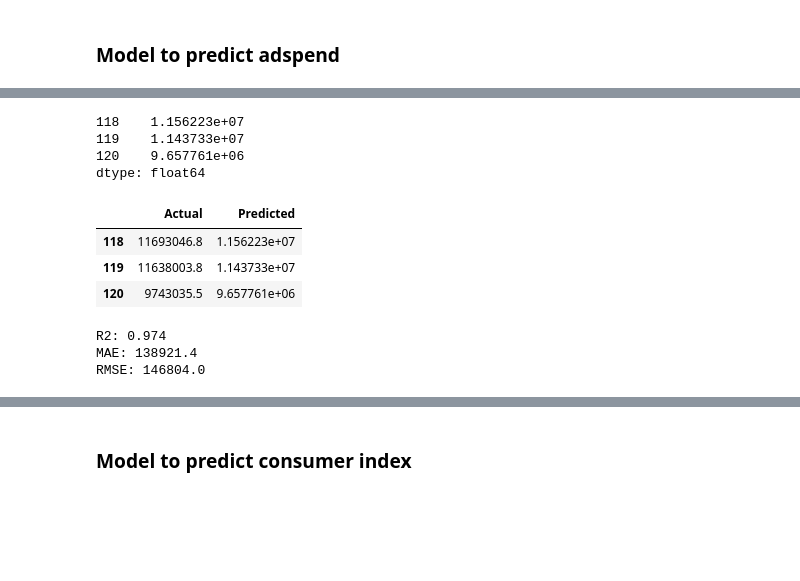
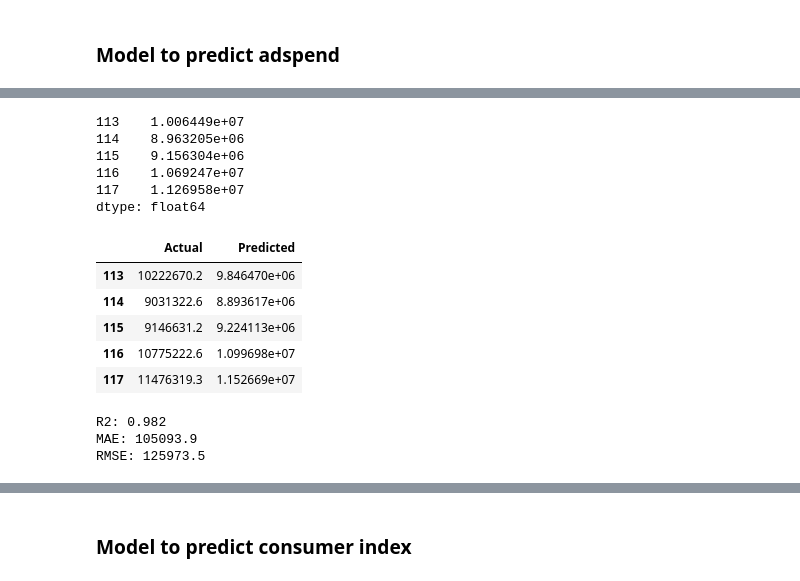
Before and after one commit to varun331/Python, a Jupyter notebook: Regression analysis.ipynb, the cells around one changed output, grey strips where cells are left out. Cells and saved outputs as stored; diff of their text form; code cells hidden in the pictures; blank space fills up the shorter version.

```diff
--- a/Regression analysis.ipynb
+++ b/Regression analysis.ipynb
@@ -348,9 +372,11 @@ fd = (r"C:\Users\varunn\Documents\Confluence attachments\MarketingSci Regression
 
 senti = pd.read_excel(fd,sheet_name=0)
 # %%
+scaler = MinMaxScaler ()
 senti = senti.drop([0,1,2,3,4,5,6,7,8,9])
 senti = senti.drop(['Unnamed: 2','FRED Graph Observations'],axis=1)
 senti = senti.rename(columns={'Unnamed: 1':'consentival'})
+senti['sentiscale'] = scaler.fit_transform(senti['consentival'].values.reshape(-1,1))
 senti['mmyy']  = pd.date_range('2008-1-1','2020-4-30', freq='MS').strftime("%Y-%b").tolist()
 # %%
 df = pd.merge(jobless,cci1)
@@ -567,29 +660,29 @@ Index(['GRAND TOTAL', 'unempvalue', 'val_EMA', 'seasonind', 'sessonsq',
       dtype='object')
 # %%
 #train data for model
-x_train = train1.drop(['GRAND TOTAL','mmyy','val_EMA','seasonind','sessonsq','retailfoodservValue'],axis=1)
+x_train = train1.drop(['GRAND TOTAL','mmyy','val_EMA','seasonind','sessonsq','Index','retailfoodservValue'],axis=1)
 
 y_train = train1['GRAND TOTAL']
 
 #validation data for model
-x_val = val.drop(['GRAND TOTAL','mmyy','val_EMA','seasonind','sessonsq','retailfoodservValue'],axis=1)
+x_val = val.drop(['GRAND TOTAL','mmyy','val_EMA','seasonind','sessonsq','Index','retailfoodservValue'],axis=1)
 
 y_val = val['GRAND TOTAL']
 
 #train plus validation data for model
-x_tval = trainplusval.drop(['GRAND TOTAL','mmyy','val_EMA','seasonind','sessonsq','retailfoodservValue'],axis=1)
+x_tval = trainplusval.drop(['GRAND TOTAL','mmyy','val_EMA','seasonind','sessonsq','retailfoodservValue','Index'],axis=1)
 y_tval = trainplusval['GRAND TOTAL']
 
 #test data for model
-x_test = test.drop(['GRAND TOTAL','mmyy','val_EMA','seasonind','sessonsq','retailfoodservValue'],axis=1)
+x_test = test.drop(['GRAND TOTAL','mmyy','val_EMA','seasonind','sessonsq','retailfoodservValue','Index'],axis=1)
 y_test = test['GRAND TOTAL']
 # %%
 from sklearn.linear_model import LinearRegression
 import statsmodels.api as sm
 #model = LinearRegression()
 
-X2 = sm.add_constant(x_tval)
-model = sm.OLS(y_tval,X2).fit()
+X2 = sm.add_constant(x_train)
+model = sm.OLS(y_train,X2).fit()
 #predictions = model.predict(x)
 model.summary()
 #model.fit(x,y)
@@ -633,35 +726,39 @@ Warnings:
 strong multicollinearity or other numerical problems.
 # %%
-x_test = sm.add_constant(x_test)
-ypred = model.predict(x_test)
+x_val = sm.add_constant(x_val)
+ypred = model.predict(x_val)
 print(ypred)
 # %% [output]
-118    1.156223e+07
-119    1.143733e+07
-120    9.657761e+06
+113    1.006449e+07
+114    8.963205e+06
+115    9.156304e+06
+116    1.069247e+07
+117    1.126958e+07
 dtype: float64
 # %%
-df = pd.DataFrame({'Actual':y_test,'Predicted':ypred})
+df = pd.DataFrame({'Actual':y_val,'Predicted':ypred})
 df
 # %% [output]
 |  | Actual | Predicted |
-| 118 | 11693046.8 | 1.156223e+07 |
-| 119 | 11638003.8 | 1.143733e+07 |
-| 120 | 9743035.5 | 9.657761e+06 |
+| 113 | 10222670.2 | 9.846470e+06 |
+| 114 | 9031322.6 | 8.893617e+06 |
+| 115 | 9146631.2 | 9.224113e+06 |
+| 116 | 10775222.6 | 1.099698e+07 |
+| 117 | 11476319.3 | 1.152669e+07 |
 # %%
 #MAE - Mean absolute error and RMSE - Root mean squared error
 
-R2 = sklearn.metrics.r2_score(y_test,ypred)
-MAE = sklearn.metrics.mean_absolute_error(y_test,ypred)
-RMSE = nm.sqrt(sklearn.metrics.mean_squared_error(y_test,ypred))
+R2 = sklearn.metrics.r2_score(y_val,ypred)
+MAE = sklearn.metrics.mean_absolute_error(y_val,ypred)
+RMSE = nm.sqrt(sklearn.metrics.mean_squared_error(y_val,ypred))
 
 print("R2: {0:.3f}".format(R2))
 print("MAE: {0:.1f}".format(MAE))
 print("RMSE: {0:.1f}".format(RMSE))
 # %% [output]
-R2: 0.974
-MAE: 138921.4
-RMSE: 146804.0
+R2: 0.982
+MAE: 105093.9
+RMSE: 125973.5
 # %%
 x_test
 # %% [output]
```
Also changed, not shown: parts of 34 cells of this notebook, 4 other files.
